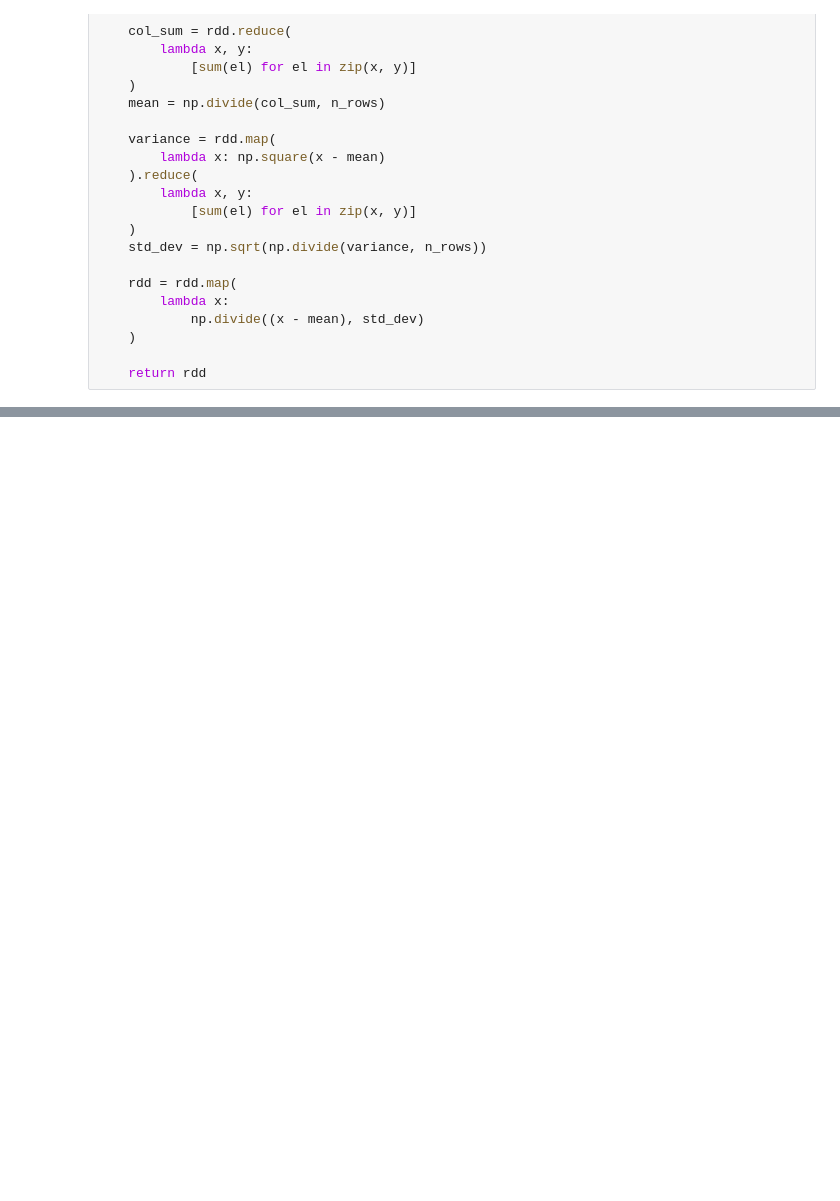
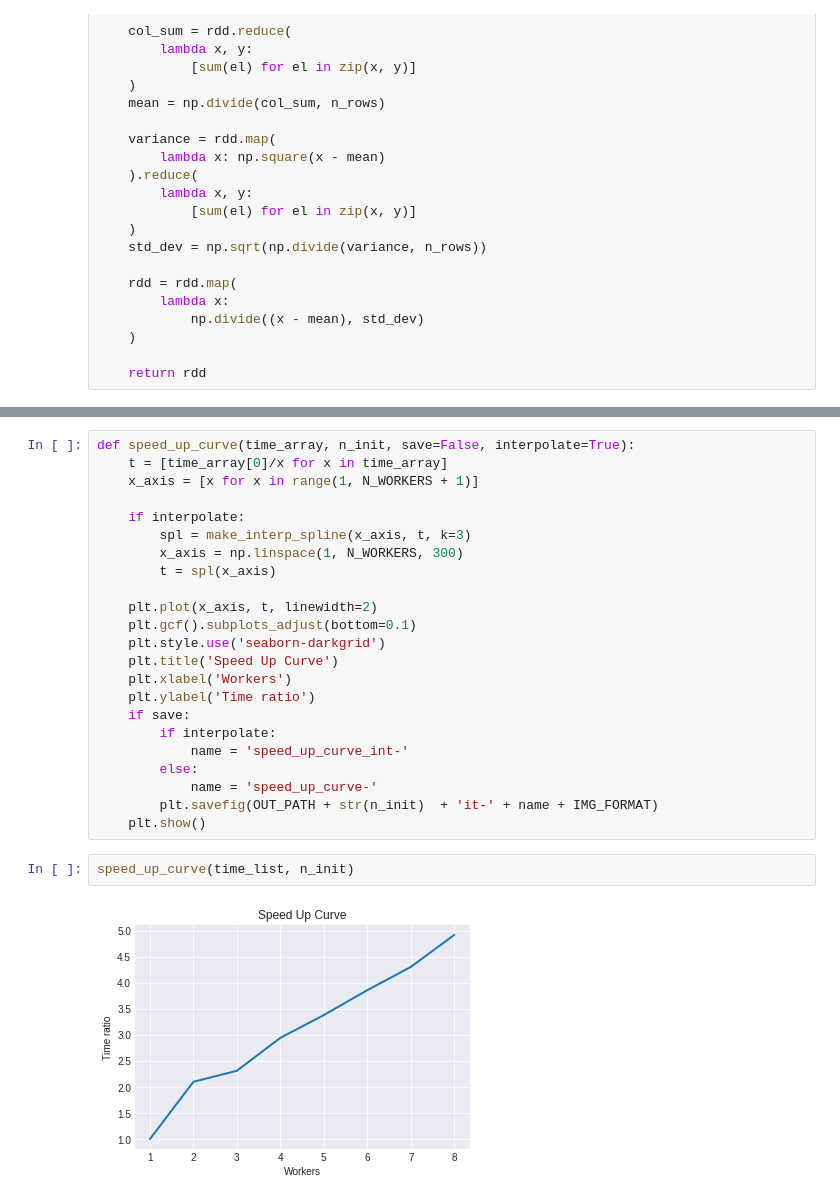
Before and after one commit to GiorgioPolla/K-Means-Spark, a Jupyter notebook: notebooks/Parallel K-Means.ipynb, the cells around one changed output, grey strips where cells are left out. Drawn from its saved outputs; the diff is of its cells as text; blank space fills up the shorter version.

```diff
--- a/notebooks/Parallel K-Means.ipynb
+++ b/notebooks/Parallel K-Means.ipynb
@@ -274,0 +404,27 @@ Total centroid error: 0.0000
+# %%
+def speed_up_curve(time_array, n_init, save=False, interpolate=True):
+    t = [time_array[0]/x for x in time_array]
+    x_axis = [x for x in range(1, N_WORKERS + 1)]
+
+    if interpolate:
+        spl = make_interp_spline(x_axis, t, k=3)
+        x_axis = np.linspace(1, N_WORKERS, 300)
+        t = spl(x_axis)
+
+    plt.plot(x_axis, t, linewidth=2)
+    plt.gcf().subplots_adjust(bottom=0.1)
+    plt.style.use('seaborn-darkgrid')
+    plt.title('Speed Up Curve')
+    plt.xlabel('Workers')
+    plt.ylabel('Time ratio')
+    if save:
+        if interpolate:
+            name = 'speed_up_curve_int-'
+        else:
+            name = 'speed_up_curve-'
+        plt.savefig(OUT_PATH + str(n_init)  + 'it-' + name + IMG_FORMAT)
+    plt.show()
+# %%
+speed_up_curve(time_list, n_init)
+# %% [output]
+[figure, added]
```
Also changed, not shown: parts of 28 cells of this notebook, 10 other files.
